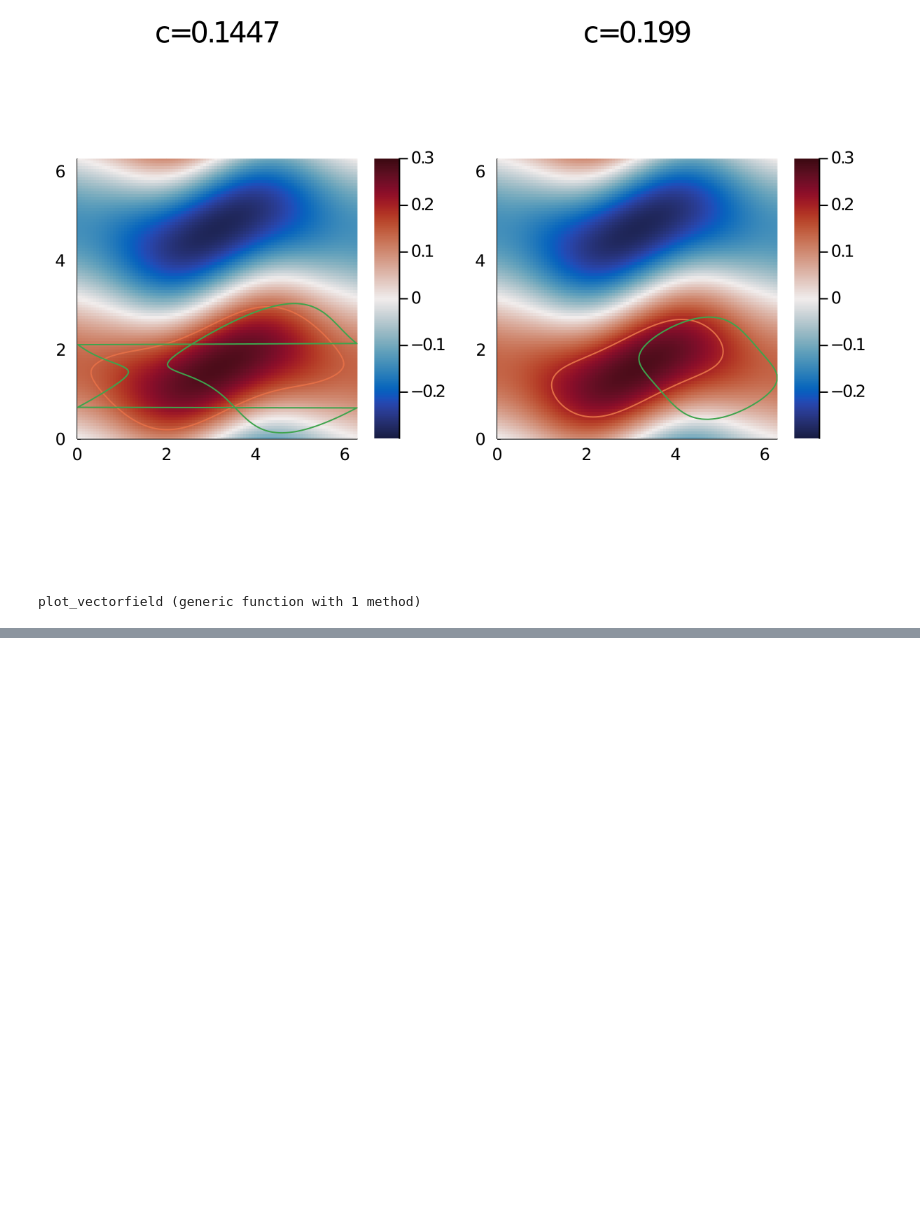
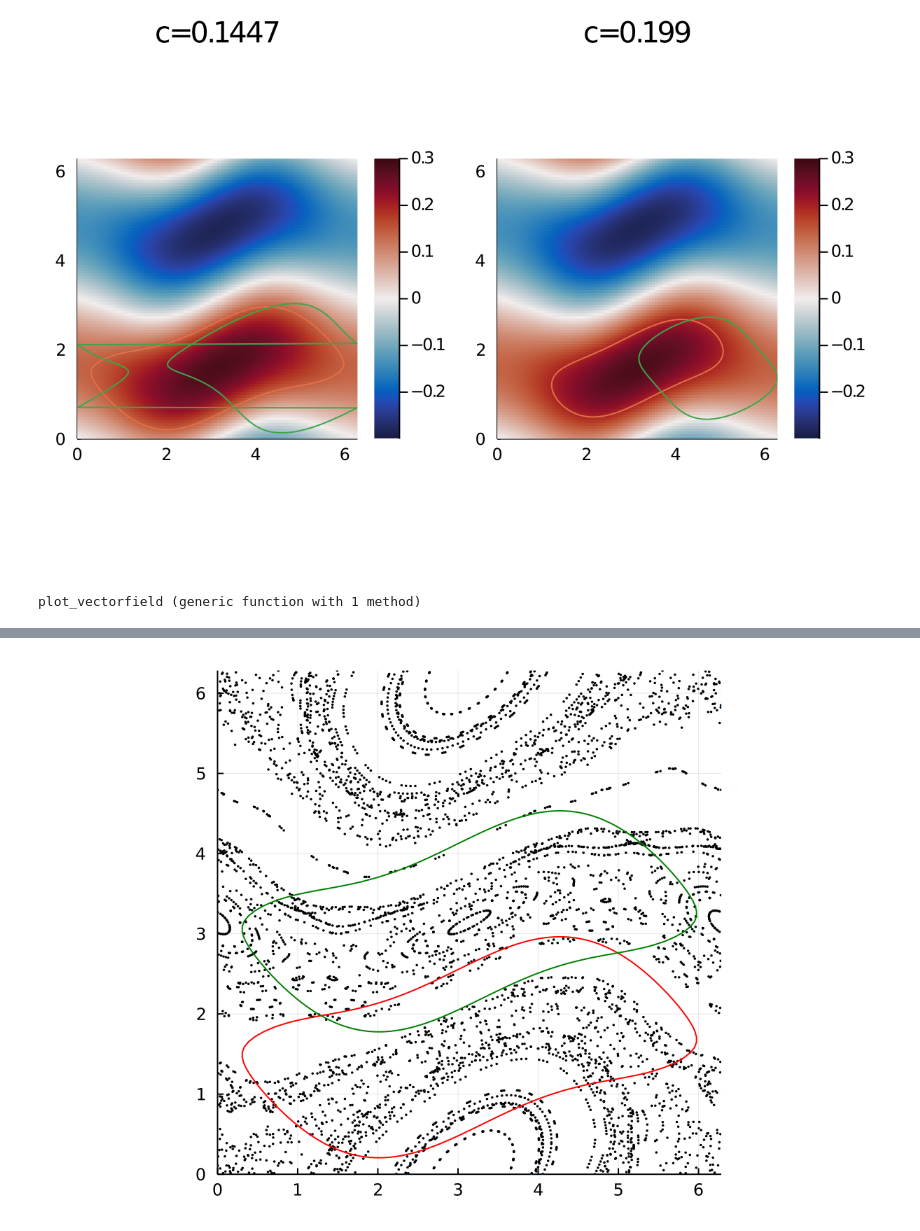
Before and after one commit to MaHermann/CoherentStructures.jl, a Jupyter notebook: notebooks/Standard/standard_LR_CG.ipynb, the cells around one changed output, grey strips where cells are left out. Cells and saved outputs as stored; diff of their text form; code cells hidden in the pictures; blank space fills up the shorter version.

```diff
--- a/notebooks/Standard/standard_LR_CG.ipynb
+++ b/notebooks/Standard/standard_LR_CG.ipynb
@@ -231,0 +235,23 @@ Plots.plot!(fmt=:png,dpi=200,legend=false,aspectratio=1,xlims=(0,2π),ylims=(0,2
+# %%
+using Random
+
+
+X = Tuple{Float64,Float64}[]
+for i in 1:50
+    Random.seed!(i)
+    x = 2π .* (rand(), rand())
+    for i in 1:100
+        x = T(x,0)
+        push!(X,(x[1],x[2]))
+    end
+end
+
+scatter(X, markersize=1)
+for c in curves
+    xs, ys = coordinates(c)
+    plot!(xs, ys,color=:red)
+    plot!(xs, ys.+0.5π,color=:green)
+end
+Plots.plot!(fmt=:png,dpi=200,legend=false,aspectratio=1,xlims=(0,2π),ylims=(0,2π))
+# %% [output]
+[figure, added]
```
Also changed, not shown: parts of 9 cells of this notebook, 5 other files.
